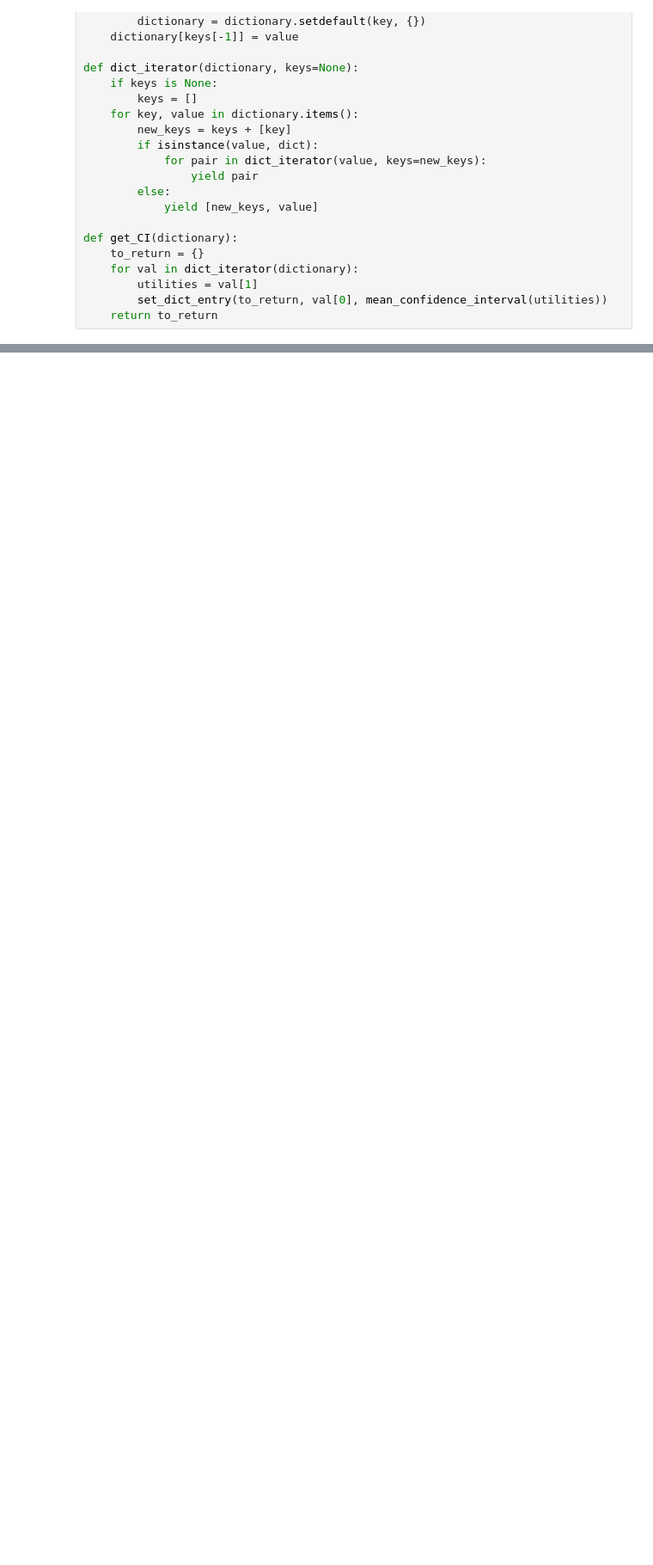
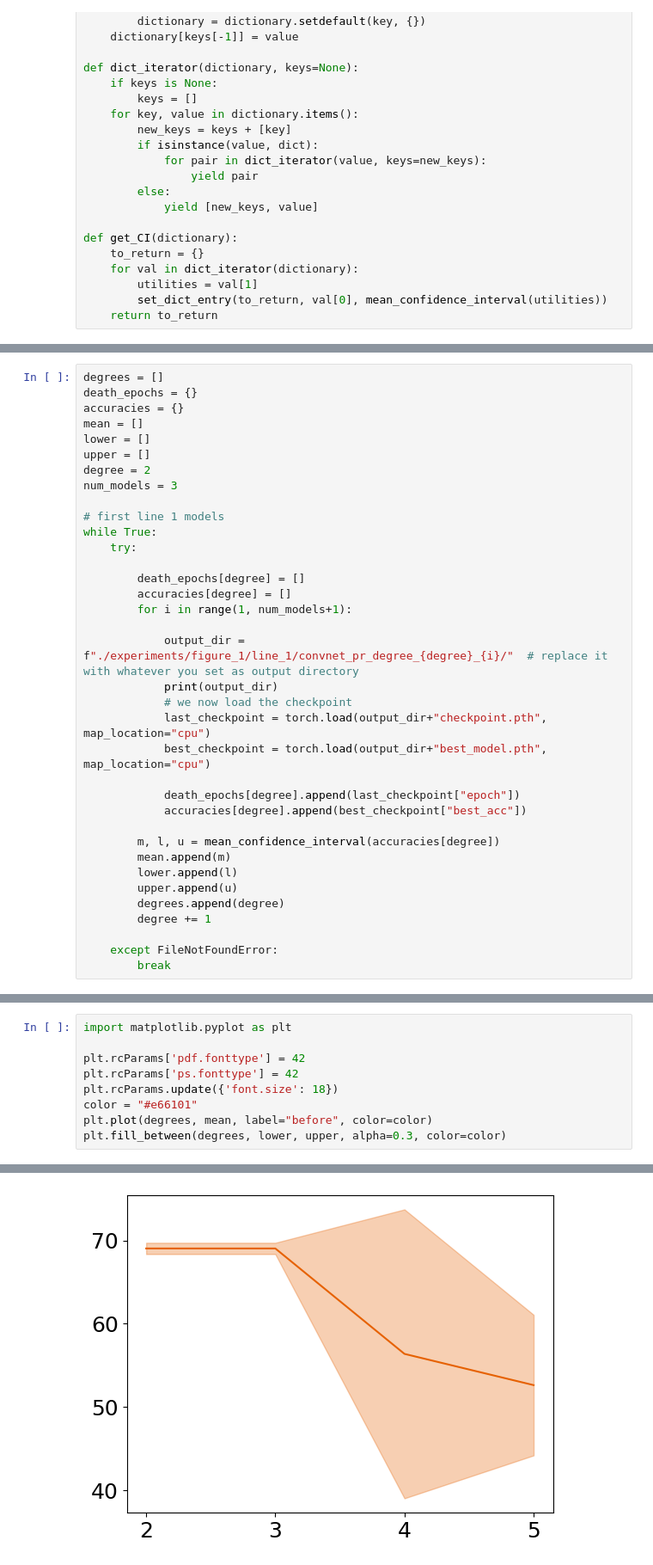
Before and after one commit to LucasFenaux/PILLAR-ESPN, a Jupyter notebook: pillar/paper_exp/figure_3.ipynb, the cells around one changed output, grey strips where cells are left out. Shown at 86% size. Saved outputs shown, nothing was run; the diff lists cells and outputs as text; blank space fills up the shorter version.

```diff
--- a/pillar/paper_exp/figure_3.ipynb
+++ b/pillar/paper_exp/figure_3.ipynb
@@ -236,0 +74,36 @@ plt.show()
+# %%
+degrees = []
+death_epochs = {}
+accuracies = {}
+mean = []
+lower = []
+upper = []
+degree = 2
+num_models = 3
+
+# first line 1 models
+while True:
+    try:
+
+        death_epochs[degree] = []
+        accuracies[degree] = []
+        for i in range(1, num_models+1):
+
+            output_dir = f"./experiments/figure_1/line_1/convnet_pr_degree_{degree}_{i}/"  # replace it with whatever you set as output directory
+            print(output_dir)
+            # we now load the checkpoint
+            last_checkpoint = torch.load(output_dir+"checkpoint.pth", map_location="cpu")
+            best_checkpoint = torch.load(output_dir+"best_model.pth", map_location="cpu")
+
+            death_epochs[degree].append(last_checkpoint["epoch"])
+            accuracies[degree].append(best_checkpoint["best_acc"])
+
+        m, l, u = mean_confidence_interval(accuracies[degree])
+        mean.append(m)
+        lower.append(l)
+        upper.append(u)
+        degrees.append(degree)
+        degree += 1
+
+    except FileNotFoundError:
+        break
@@ -236,0 +124,10 @@ plt.show()
+# %%
+import matplotlib.pyplot as plt
+
+plt.rcParams['pdf.fonttype'] = 42
+plt.rcParams['ps.fonttype'] = 42
+plt.rcParams.update({'font.size': 18})
+color = "#e66101"
+plt.plot(degrees, mean, label="before", color=color)
+plt.fill_between(degrees, lower, upper, alpha=0.3, color=color)
+# %% [output]
@@ -236,0 +135 @@ plt.show()
+[figure, added]
```
Also changed, not shown: parts of 7 cells of this notebook, 9 other files.
